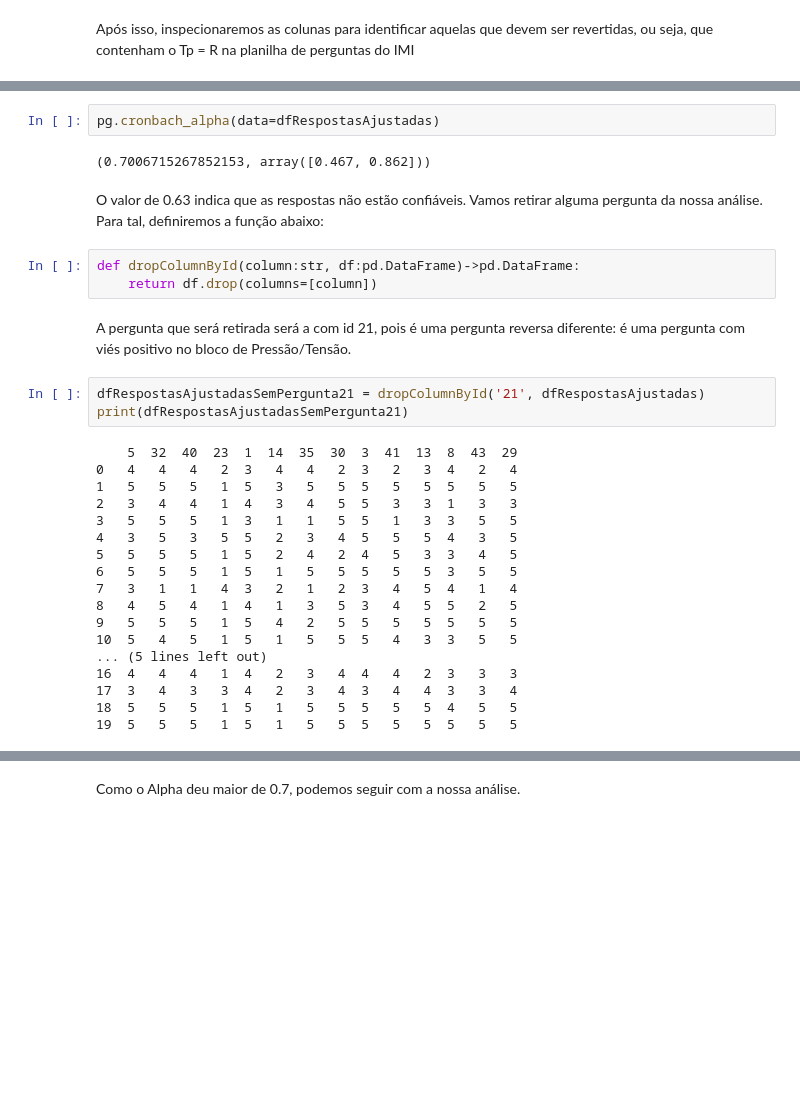
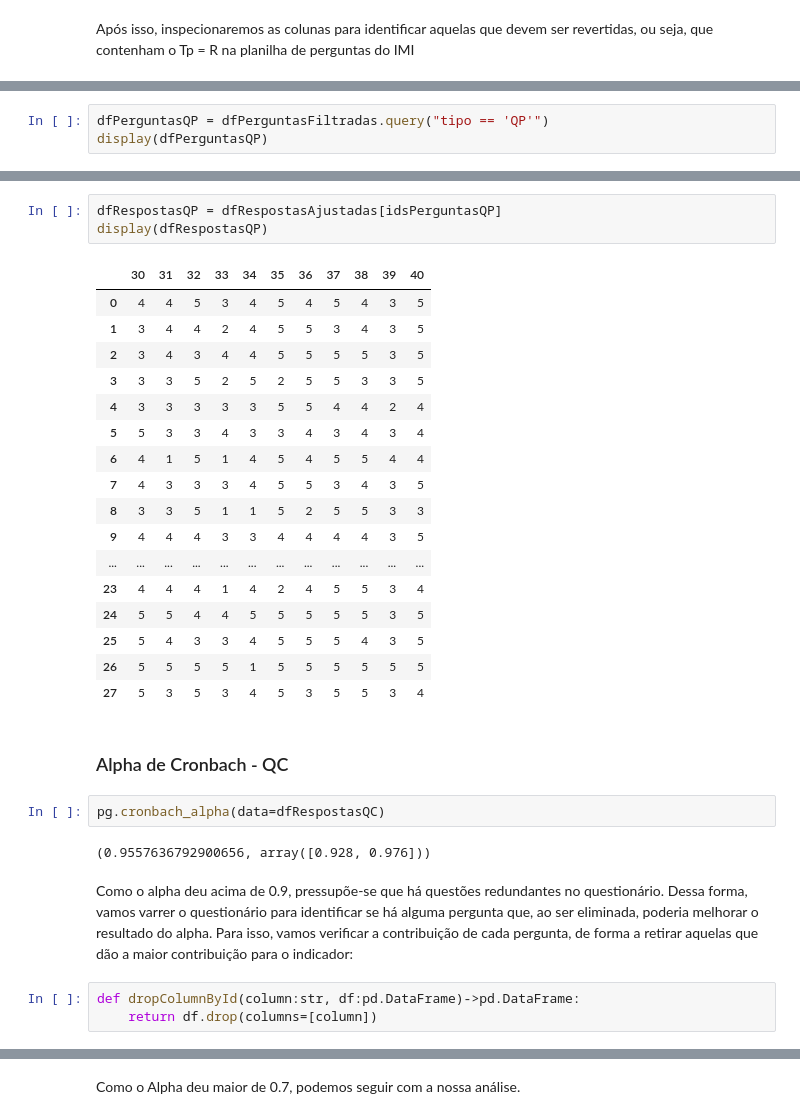
Before and after one commit to demetriusjube/ppca-engenharia-requisitos, a Jupyter notebook: analise-respostas.ipynb, the cells around one changed output, grey strips where cells are left out. Drawn from its saved outputs; the diff is of its cells as text; blank space fills up the shorter version.

```diff
--- a/analise-respostas.ipynb
+++ b/analise-respostas.ipynb
@@ -273,0 +314,3 @@ Com esses valores, podemos fazer agora o cálculo do Alpha de Cronbach:
+# %%
+dfPerguntasQP = dfPerguntasFiltradas.query("tipo == 'QP'")
+display(dfPerguntasQP)
@@ -274,32 +365,32 @@ Com esses valores, podemos fazer agora o cálculo do Alpha de Cronbach:
+# %%
+dfRespostasQP = dfRespostasAjustadas[idsPerguntasQP]
+display(dfRespostasQP)
+# %% [output]
+|  | 30 | 31 | 32 | 33 | 34 | 35 | 36 | 37 | 38 | 39 | 40 |
+| 0 | 4 | 4 | 5 | 3 | 4 | 5 | 4 | 5 | 4 | 3 | 5 |
+| 1 | 3 | 4 | 4 | 2 | 4 | 5 | 5 | 3 | 4 | 3 | 5 |
+| 2 | 3 | 4 | 3 | 4 | 4 | 5 | 5 | 5 | 5 | 3 | 5 |
+| 3 | 3 | 3 | 5 | 2 | 5 | 2 | 5 | 5 | 3 | 3 | 5 |
+| 4 | 3 | 3 | 3 | 3 | 3 | 5 | 5 | 4 | 4 | 2 | 4 |
+| 5 | 5 | 3 | 3 | 4 | 3 | 3 | 4 | 3 | 4 | 3 | 4 |
+| 6 | 4 | 1 | 5 | 1 | 4 | 5 | 4 | 5 | 5 | 4 | 4 |
+| 7 | 4 | 3 | 3 | 3 | 4 | 5 | 5 | 3 | 4 | 3 | 5 |
+| 8 | 3 | 3 | 5 | 1 | 1 | 5 | 2 | 5 | 5 | 3 | 3 |
+| 9 | 4 | 4 | 4 | 3 | 3 | 4 | 4 | 4 | 4 | 3 | 5 |
+| ... | ... | ... | ... | ... | ... | ... | ... | ... | ... | ... | ... |
+| 23 | 4 | 4 | 4 | 1 | 4 | 2 | 4 | 5 | 5 | 3 | 4 |
+| 24 | 5 | 5 | 4 | 4 | 5 | 5 | 5 | 5 | 5 | 3 | 5 |
+| 25 | 5 | 4 | 3 | 3 | 4 | 5 | 5 | 5 | 4 | 3 | 5 |
+| 26 | 5 | 5 | 5 | 5 | 1 | 5 | 5 | 5 | 5 | 5 | 5 |
+| 27 | 5 | 3 | 5 | 3 | 4 | 5 | 3 | 5 | 5 | 3 | 4 |
+# %% [markdown]
+### Alpha de Cronbach - QC
 # %%
-pg.cronbach_alpha(data=dfRespostasAjustadas)
+pg.cronbach_alpha(data=dfRespostasQC)
 # %% [output]
-(0.7006715267852153, array([0.467, 0.862]))
+(0.9557636792900656, array([0.928, 0.976]))
-# %% [markdown]
-O valor de 0.63 indica que as respostas não estão confiáveis. Vamos retirar alguma pergunta da nossa análise. Para tal, definiremos a função abaixo:
+# %% [markdown]
+Como o alpha deu acima de 0.9, pressupõe-se que há questões redundantes no questionário. Dessa forma, vamos varrer o questionário para identificar se há alguma pergunta que, ao ser eliminada, poderia melhorar o resultado do alpha. Para isso, vamos verificar a contribuição de cada pergunta, de forma a retirar aquelas que dão a maior contribuição para o indicador:
 # %%
 def dropColumnById(column:str, df:pd.DataFrame)->pd.DataFrame:
     return df.drop(columns=[column])
-# %% [markdown]
-A pergunta que será retirada será a com id 21, pois é uma pergunta reversa diferente: é uma pergunta com viés positivo no bloco de Pressão/Tensão.
-# %%
-dfRespostasAjustadasSemPergunta21 = dropColumnById('21', dfRespostasAjustadas)
-print(dfRespostasAjustadasSemPergunta21)
-# %% [output]
-    5  32  40  23  1  14  35  30  3  41  13  8  43  29
-0   4   4   4   2  3   4   4   2  3   2   3  4   2   4
-1   5   5   5   1  5   3   5   5  5   5   5  5   5   5
-2   3   4   4   1  4   3   4   5  5   3   3  1   3   3
-3   5   5   5   1  3   1   1   5  5   1   3  3   5   5
-4   3   5   3   5  5   2   3   4  5   5   5  4   3   5
-5   5   5   5   1  5   2   4   2  4   5   3  3   4   5
-6   5   5   5   1  5   1   5   5  5   5   5  3   5   5
-7   3   1   1   4  3   2   1   2  3   4   5  4   1   4
-8   4   5   4   1  4   1   3   5  3   4   5  5   2   5
-9   5   5   5   1  5   4   2   5  5   5   5  5   5   5
-10  5   4   5   1  5   1   5   5  5   4   3  3   5   5
-... (5 lines left out)
-16  4   4   4   1  4   2   3   4  4   4   2  3   3   3
-17  3   4   3   3  4   2   3   4  3   4   4  3   3   4
-18  5   5   5   1  5   1   5   5  5   5   5  4   5   5
-19  5   5   5   1  5   1   5   5  5   5   5  5   5   5
```
Also changed, not shown: parts of 29 cells of this notebook, 1 other file.
